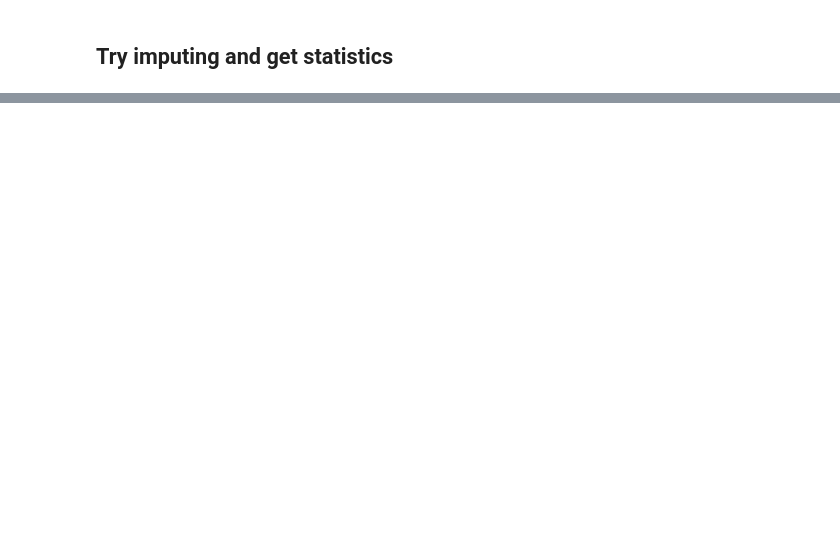
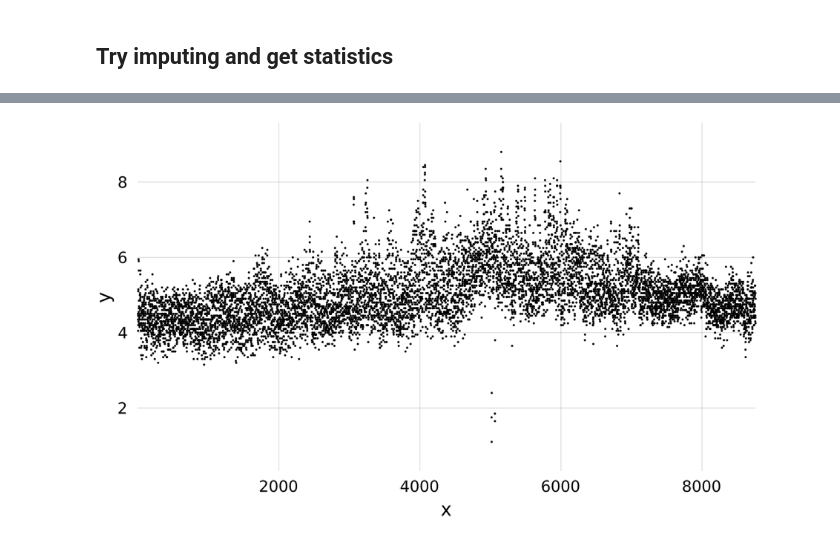
Before and after one commit to IBM/TSML.jl, a Jupyter notebook: docs/StatifierNotebook.jl.ipynb, the cells around one changed output, grey strips where cells are left out. Drawn from its saved outputs; the diff is of its cells as text; code cells hidden in the pictures; blank space fills up the shorter version.

```diff
--- a/docs/StatifierNotebook.jl.ipynb
+++ b/docs/StatifierNotebook.jl.ipynb
@@ -79,0 +127,20 @@ respipe2 = transform!(mpipeline2)
+# %%
+regularfile = joinpath(dirname(pathof(TSML)),"../data/typedetection/regular.csv")
+monofile = joinpath(dirname(pathof(TSML)),"../data/typedetection/monotonic.csv")
+dailymonofile = joinpath(dirname(pathof(TSML)),"../data/typedetection/dailymonotonic.csv")
+regularfilecsv = DataReader(Dict(:filename=>regularfile,:dateformat=>"dd/mm/yyyy HH:MM"))
+monofilecsv = DataReader(Dict(:filename=>monofile,:dateformat=>"dd/mm/yyyy HH:MM"))
+dailymonofilecsv = DataReader(Dict(:filename=>dailymonofile,:dateformat=>"dd/mm/yyyy HH:MM"))
+
+valgator = DateValgator(Dict(:dateinterval=>Dates.Hour(1)))
+valnner = DateValNNer(Dict(:dateinterval=>Dates.Hour(1)))
+stfier = Statifier(Dict(:processmissing=>true))
+mono = Monotonicer(Dict());
+# %%
+regpipeline = Pipeline(Dict(
+  :transformers => [regularfilecsv,valgator,valnner]
+ )
+)
+fit!(regpipeline)
+regulardf=transform!(regpipeline)
+first(regulardf,10)
@@ -79,0 +161,9 @@ respipe2 = transform!(mpipeline2)
+# %%
+using Makie
+using StatsMakie
+using AbstractPlotting
+
+regulardf[:Value] = convert(Array{Float64},regulardf[:Value])
+scatter(regulardf[:Value],markersize=30)
+# %% [output]
+[figure, added]
```
Also changed, not shown: parts of 10 cells of this notebook.
